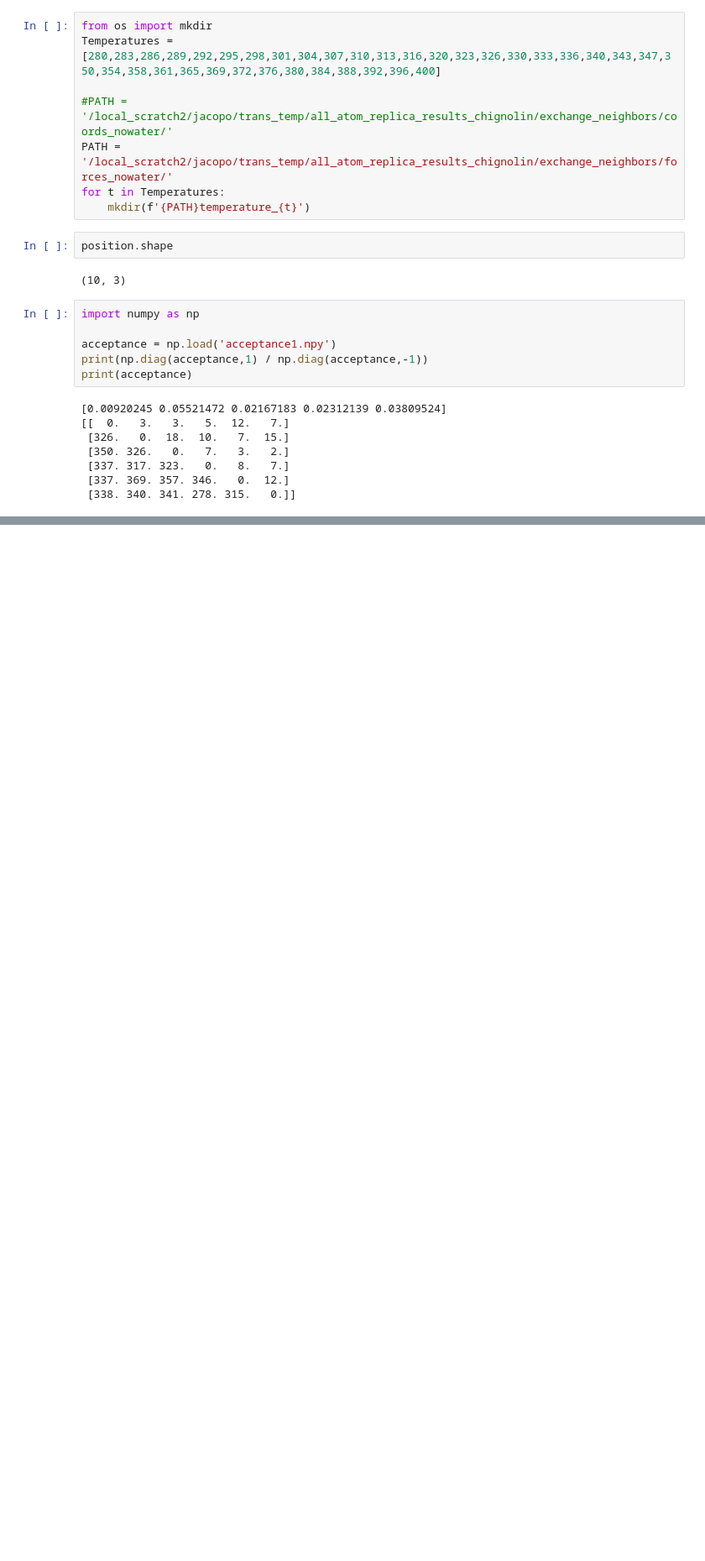
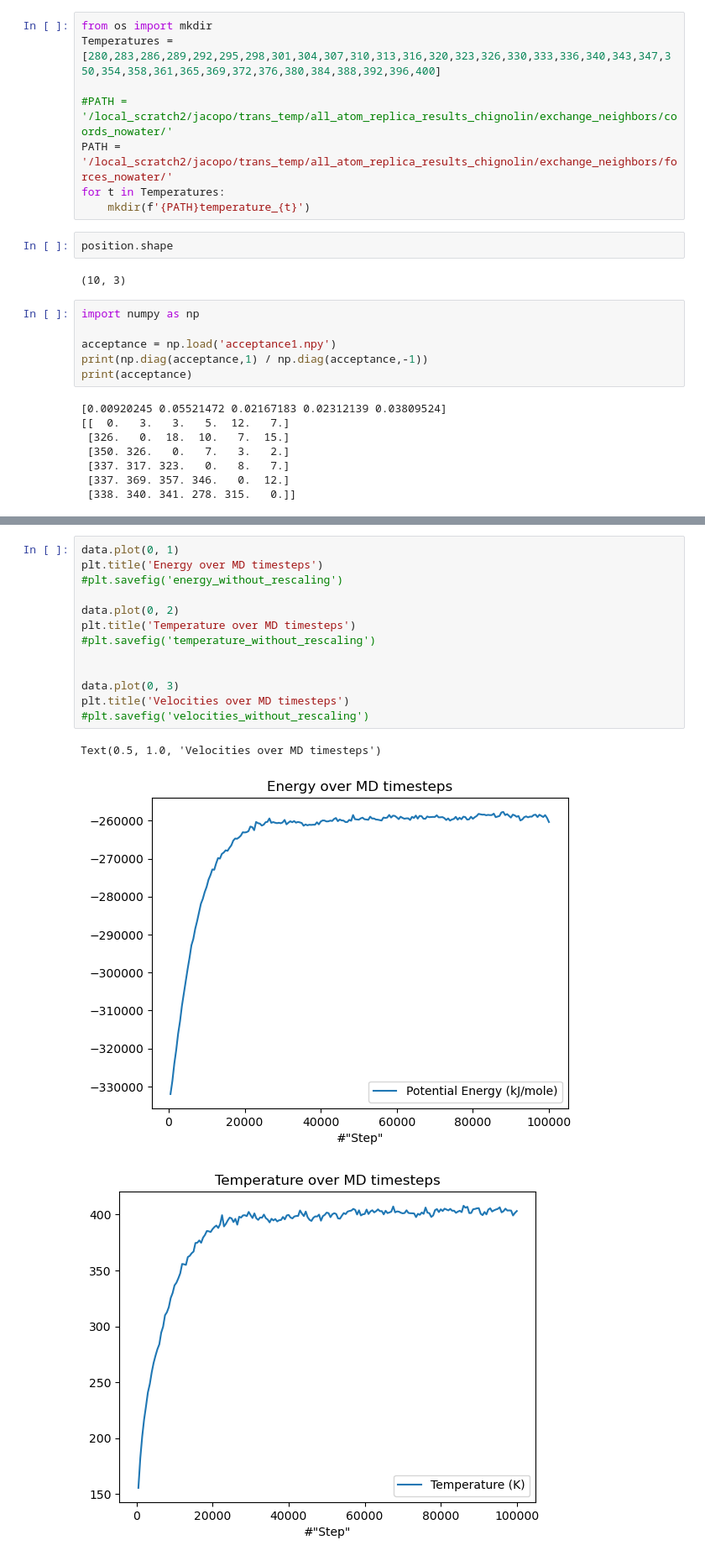
Before and after one commit to jacopoventurin/replica1, a Jupyter notebook: test.ipynb, the cells around one changed output, grey strips where cells are left out. Shown: that part at 84% size. Saved outputs shown, nothing was run; the diff lists cells and outputs as text; blank space fills up the shorter version.

```diff
--- a/test.ipynb
+++ b/test.ipynb
@@ -131,0 +143,17 @@ SyntaxError: invalid syntax (1100248564.py, line 5)
+# %%
+data.plot(0, 1)
+plt.title('Energy over MD timesteps')
+#plt.savefig('energy_without_rescaling')
+
+data.plot(0, 2)
+plt.title('Temperature over MD timesteps')
+#plt.savefig('temperature_without_rescaling')
+
+
+data.plot(0, 3)
+plt.title('Velocities over MD timesteps')
+#plt.savefig('velocities_without_rescaling')
+# %% [output]
+Text(0.5, 1.0, 'Velocities over MD timesteps')
+[figure, added]
+[figure, added]
```
Also changed, not shown: parts of 6 cells of this notebook, 9 other files.
